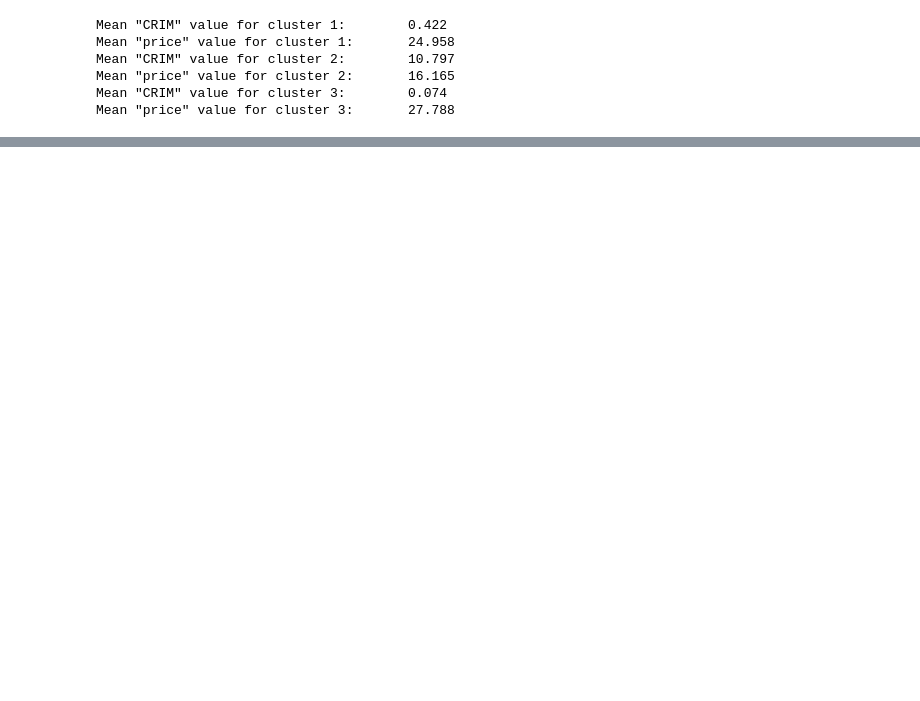
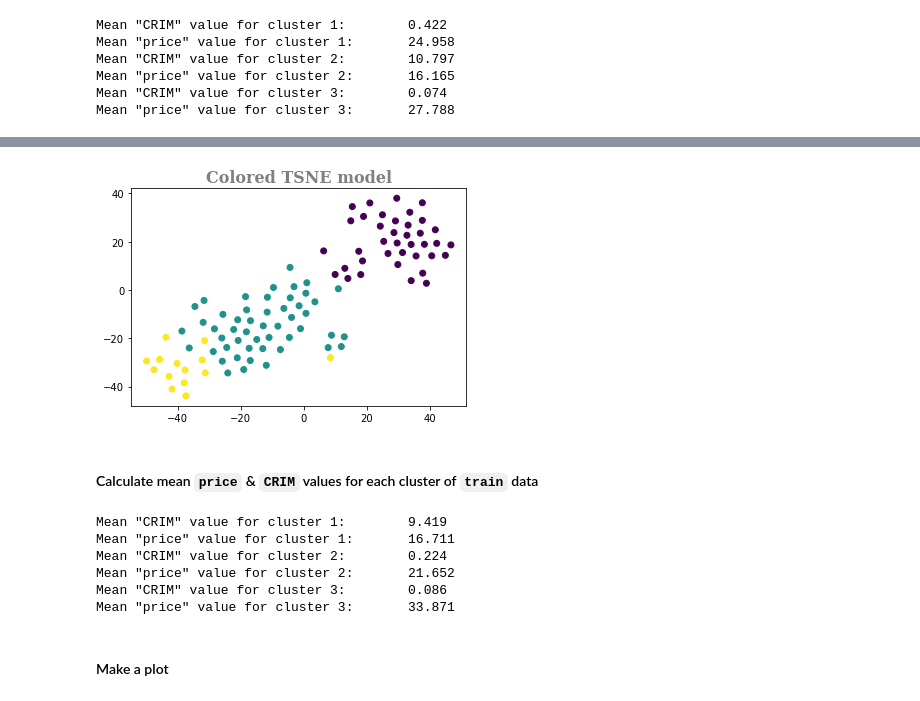
Before and after one commit to AntonyVasilev/Libs_for_DS, a Jupyter notebook: sklearn_unsupervised/scikit_learn_unsupervised.ipynb, the cells around one changed output, grey strips where cells are left out. Cells and saved outputs as stored; diff of their text form; code cells hidden in the pictures; blank space fills up the shorter version.

```diff
--- a/sklearn_unsupervised/scikit_learn_unsupervised.ipynb
+++ b/sklearn_unsupervised/scikit_learn_unsupervised.ipynb
@@ -189,0 +222,25 @@ Mean "price" value for cluster 3:       27.788
+# %%
+plt.scatter(X_test_tsne[:, 0], X_test_tsne[:, 1], c=X_test_kmeans)
+plt.title('Colored TSNE model', fontdict=title_font)
+plt.show()
+# %% [output]
+[figure, added]
+# %% [markdown]
+#### Calculate mean `price` & `CRIM` values for each cluster of `train` data
+# %%
+CRIM_mean=[]
+price_mean=[]
+for i in range(3):
+    CRIM_mean.append(round(X_test.loc[X_test_kmeans == i, 'CRIM'].mean(), 3))
+    price_mean.append(round(y_test.loc[X_test_kmeans == i, 'price'].mean(), 3))
+    print(f'Mean "CRIM" value for cluster {i+1}:\t{CRIM_mean[i]}')
+    print(f'Mean "price" value for cluster {i+1}:\t{price_mean[i]}')
+# %% [output]
+Mean "CRIM" value for cluster 1:        9.419
+Mean "price" value for cluster 1:       16.711
+Mean "CRIM" value for cluster 2:        0.224
+Mean "price" value for cluster 2:       21.652
+Mean "CRIM" value for cluster 3:        0.086
+Mean "price" value for cluster 3:       33.871
+# %% [markdown]
+#### Make a plot
```
Also changed, not shown: parts of 17 cells of this notebook.
